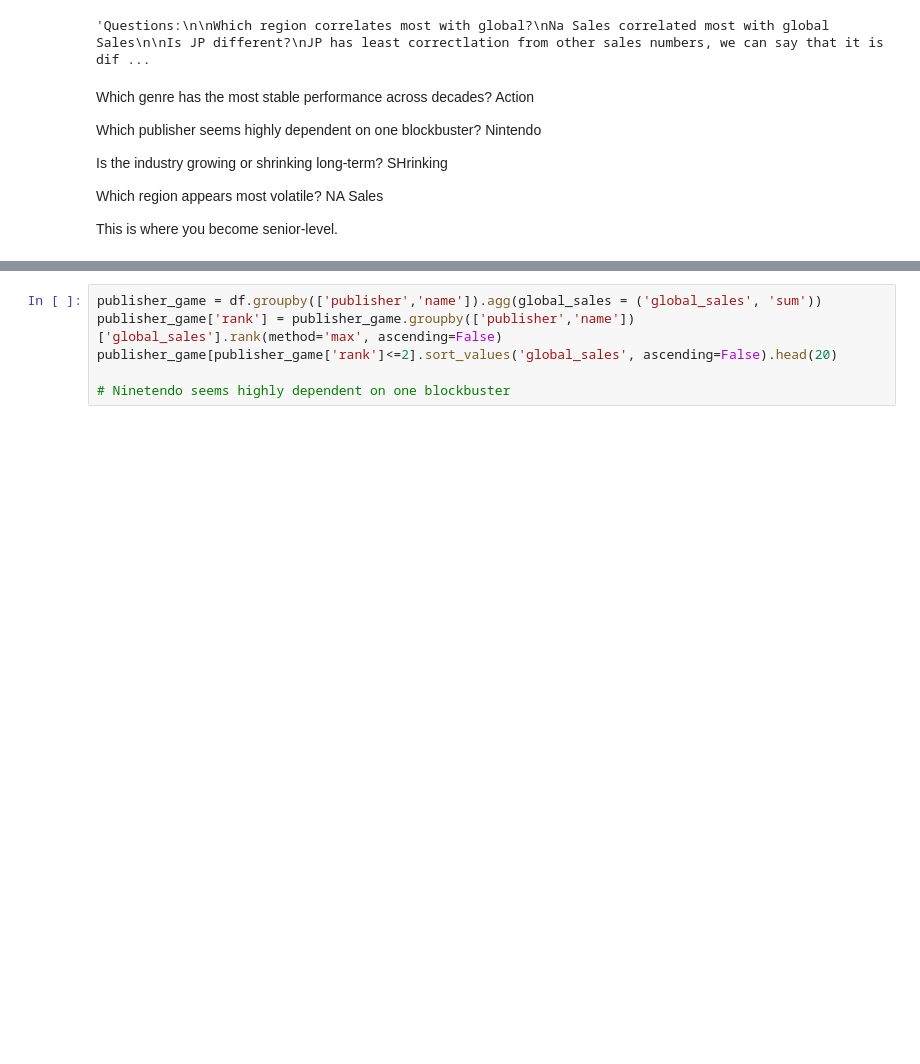
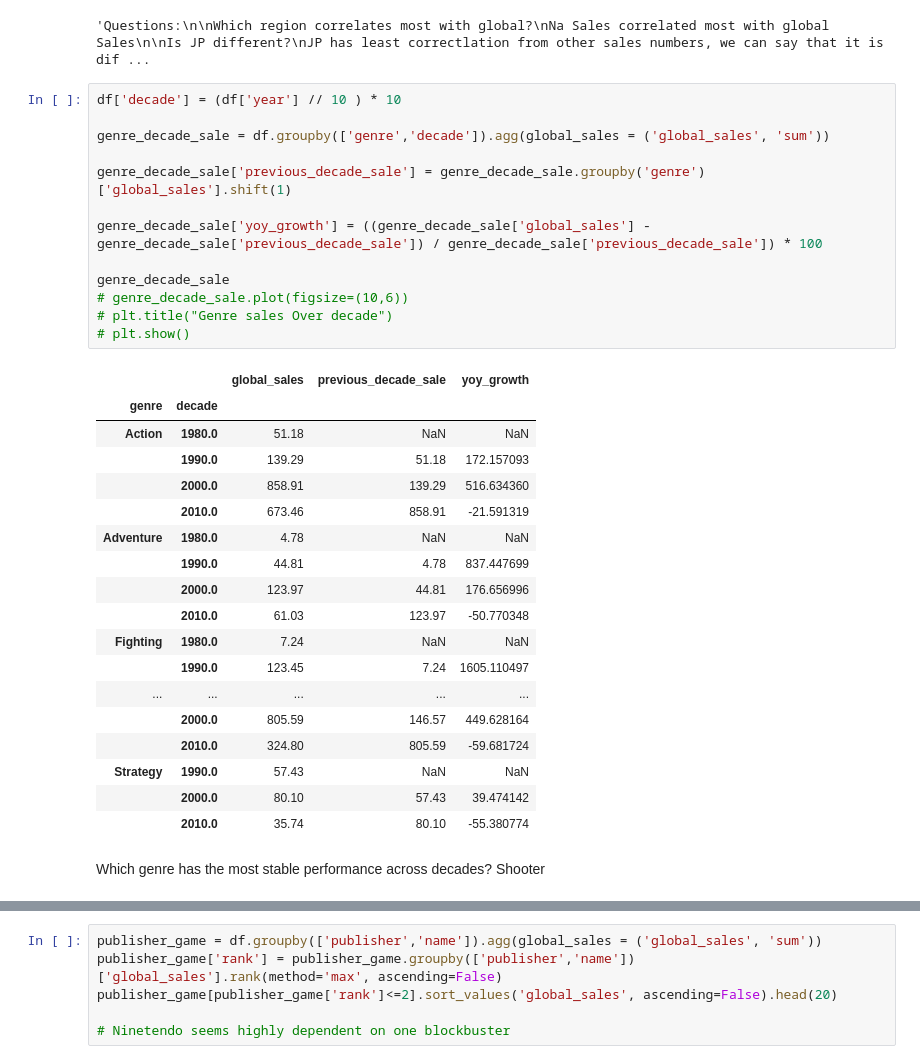
Before and after one commit to 1DownLabs/python-foundations, a Jupyter notebook: notebooks/08_deep_eda_analysis.ipynb, the cells around one changed output, grey strips where cells are left out. Saved outputs shown, nothing was run; the diff lists cells and outputs as text; blank space fills up the shorter version.

```diff
--- a/notebooks/08_deep_eda_analysis.ipynb
+++ b/notebooks/08_deep_eda_analysis.ipynb
@@ -264,18 +264,39 @@ JP has least correctlation from other sales numbers, we can say that it is diffe
 '''
 # %% [output]
 'Questions:\n\nWhich region correlates most with global?\nNa Sales correlated most with global Sales\n\nIs JP different?\nJP has least correctlation from other sales numbers, we can say that it is dif ...
-# %% [markdown]
-
-Which genre has the most stable performance across decades?
-Action
-
-Which publisher seems highly dependent on one blockbuster?
-Nintendo
-
-Is the industry growing or shrinking long-term?
-SHrinking
-
-Which region appears most volatile?
-NA Sales
-
-This is where you become senior-level.
+# %%
+df['decade'] = (df['year'] // 10 ) * 10
+
+genre_decade_sale = df.groupby(['genre','decade']).agg(global_sales = ('global_sales', 'sum'))
+
+genre_decade_sale['previous_decade_sale'] = genre_decade_sale.groupby('genre')['global_sales'].shift(1)
+
+genre_decade_sale['yoy_growth'] = ((genre_decade_sale['global_sales'] - genre_decade_sale['previous_decade_sale']) / genre_decade_sale['previous_decade_sale']) * 100
+
+genre_decade_sale
+# genre_decade_sale.plot(figsize=(10,6))
+# plt.title("Genre sales Over decade")
+# plt.show()
+# %% [output]
+|  |  | global_sales | previous_decade_sale | yoy_growth |
+| genre | decade |  |  |  |
+| Action | 1980.0 | 51.18 | NaN | NaN |
+|  | 1990.0 | 139.29 | 51.18 | 172.157093 |
+|  | 2000.0 | 858.91 | 139.29 | 516.634360 |
+|  | 2010.0 | 673.46 | 858.91 | -21.591319 |
+| Adventure | 1980.0 | 4.78 | NaN | NaN |
+|  | 1990.0 | 44.81 | 4.78 | 837.447699 |
+|  | 2000.0 | 123.97 | 44.81 | 176.656996 |
+|  | 2010.0 | 61.03 | 123.97 | -50.770348 |
+| Fighting | 1980.0 | 7.24 | NaN | NaN |
+|  | 1990.0 | 123.45 | 7.24 | 1605.110497 |
+| ... | ... | ... | ... | ... |
+|  | 2000.0 | 805.59 | 146.57 | 449.628164 |
+|  | 2010.0 | 324.80 | 805.59 | -59.681724 |
+| Strategy | 1990.0 | 57.43 | NaN | NaN |
+|  | 2000.0 | 80.10 | 57.43 | 39.474142 |
+|  | 2010.0 | 35.74 | 80.10 | -55.380774 |
+# %% [markdown]
+
+Which genre has the most stable performance across decades?
+Shooter
```
Also changed, not shown: parts of 4 cells of this notebook.
